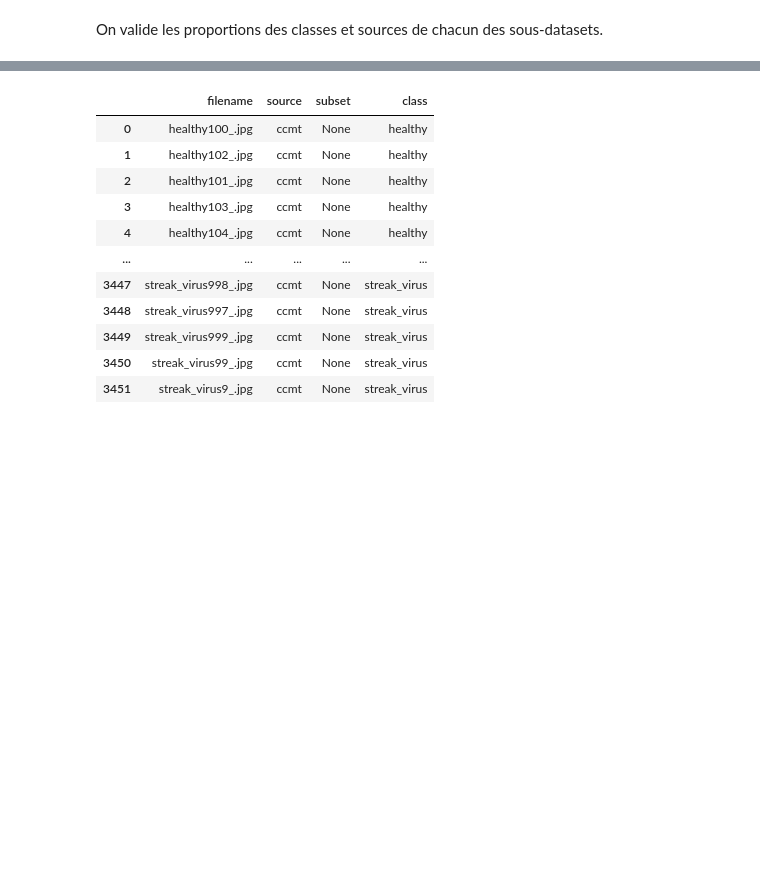
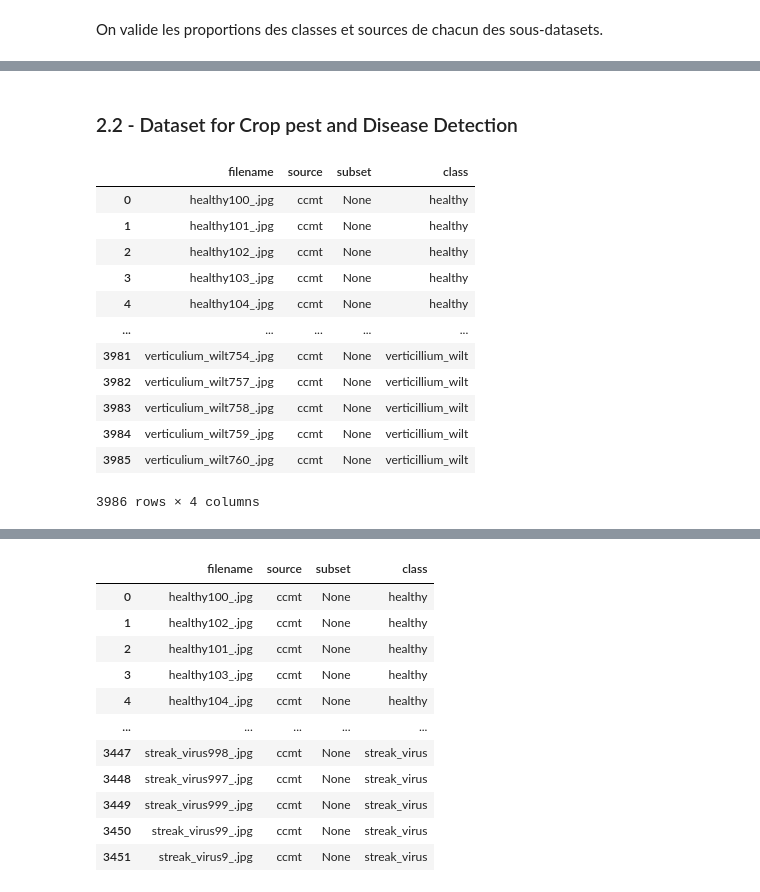
Before and after one commit to maxbhardy/happybud, a Jupyter notebook: training/dataset/create_dataset.ipynb, the cells around one changed output, grey strips where cells are left out. Saved outputs shown, nothing was run; the diff lists cells and outputs as text; code cells hidden in the pictures; blank space fills up the shorter version.

```diff
--- a/training/dataset/create_dataset.ipynb
+++ b/training/dataset/create_dataset.ipynb
@@ -681,0 +754,52 @@ dataset
+# %% [markdown]
+### 2.2 - Dataset for Crop pest and Disease Detection
+# %%
+# Classes
+classes = [
+    "healthy",
+    "septoria_leaf_spot",
+    "verticillium_wilt",
+]
+
+source_classes = ["healthy", "septoria leaf spot", "verticulium wilt"]
+
+# On ajoute les images RAW du CCMT
+source = pathlib.Path(
+    "../data/Dataset for Crop Pest and Disease Detection/Raw Data/CCMT Dataset/Tomato/"
+)
+
+dest = pathlib.Path("tomato")
+
+ccmt_raw_dataset = []
+
+for c, sc in zip(classes, source_classes):
+    files = list((source / sc).iterdir())
+    filenames = [f.name.replace(" ", "_") for f in files]
+
+    tmp_dataset = pd.DataFrame(
+        {"filename": filenames, "source": "ccmt", "subset": None, "class": c},
+    )
+
+    ccmt_raw_dataset.append(tmp_dataset)
+
+    # Copie du fichier
+    for f in files:
+        if not (dest / f.name).exists():
+            shutil.copy2(f, dest / f.name.replace(" ", "_"))
+
+ccmt_raw_dataset = pd.concat(ccmt_raw_dataset, ignore_index=True)
+ccmt_raw_dataset
+# %% [output]
+|  | filename | source | subset | class |
+| 0 | healthy100_.jpg | ccmt | None | healthy |
+| 1 | healthy101_.jpg | ccmt | None | healthy |
+| 2 | healthy102_.jpg | ccmt | None | healthy |
+| 3 | healthy103_.jpg | ccmt | None | healthy |
+| 4 | healthy104_.jpg | ccmt | None | healthy |
+| ... | ... | ... | ... | ... |
+| 3981 | verticulium_wilt754_.jpg | ccmt | None | verticillium_wilt |
+| 3982 | verticulium_wilt757_.jpg | ccmt | None | verticillium_wilt |
+| 3983 | verticulium_wilt758_.jpg | ccmt | None | verticillium_wilt |
+| 3984 | verticulium_wilt759_.jpg | ccmt | None | verticillium_wilt |
+| 3985 | verticulium_wilt760_.jpg | ccmt | None | verticillium_wilt |
+3986 rows × 4 columns
```
Also changed, not shown: parts of 38 cells of this notebook.
